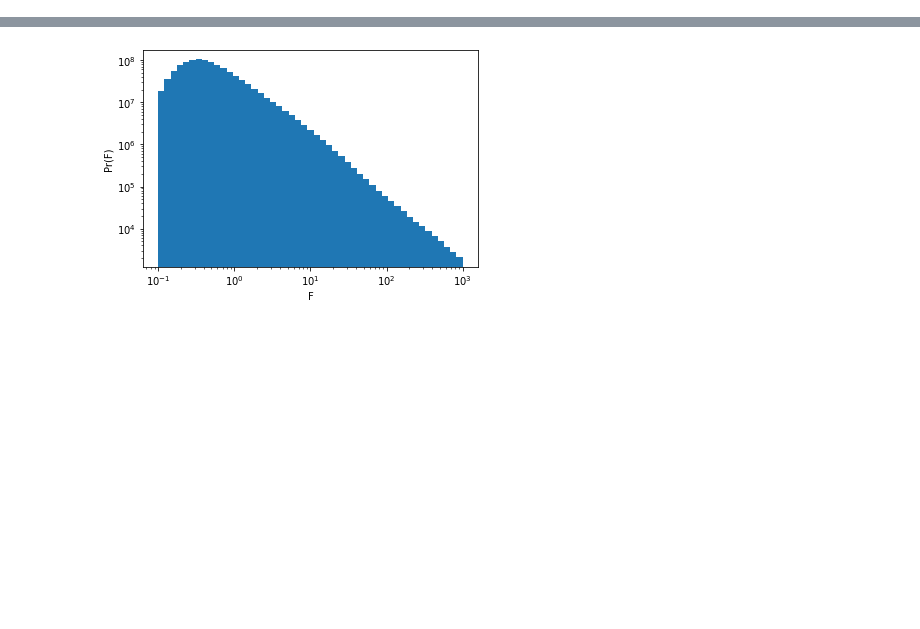
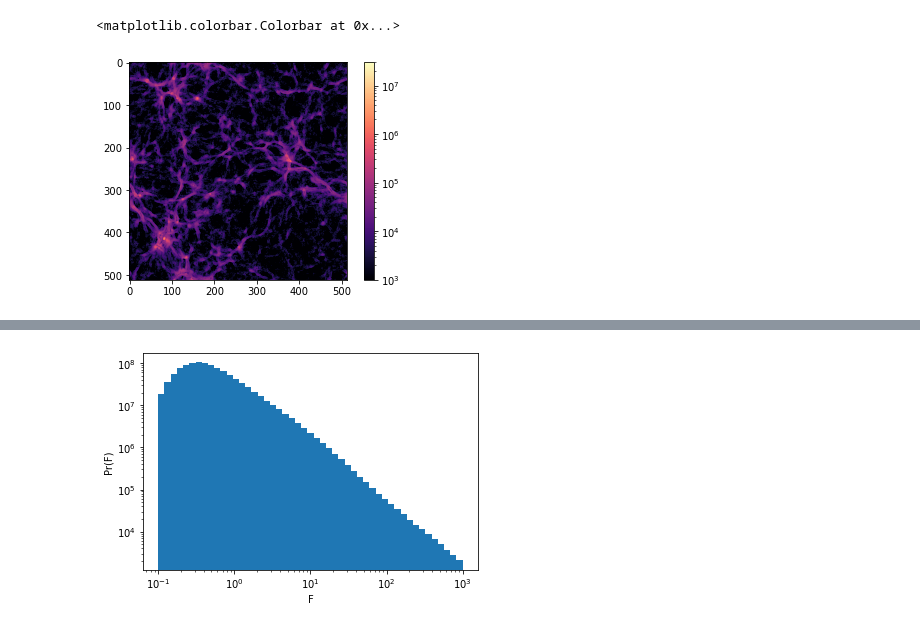
Before and after one commit to c-jacobus/Hydro-ML, a Jupyter notebook: Notebook.ipynb, the cells around one changed output, grey strips where cells are left out. Cells and saved outputs as stored; diff of their text form; code cells hidden in the pictures; blank space fills up the shorter version.

```diff
--- a/Notebook.ipynb
+++ b/Notebook.ipynb
@@ -39,0 +106,7 @@ fig.show()
+# %%
+sub = fine_field - coarse_field
+im = plt.imshow(np.abs(sub), cmap=cm.magma, norm=LogNorm(vmin=1e3, vmax=3e7))
+plt.colorbar(im)
+# %% [output]
+<matplotlib.colorbar.Colorbar at 0x...>
+[figure, added]
```
Also changed, not shown: parts of 16 cells of this notebook, 14 other files.
